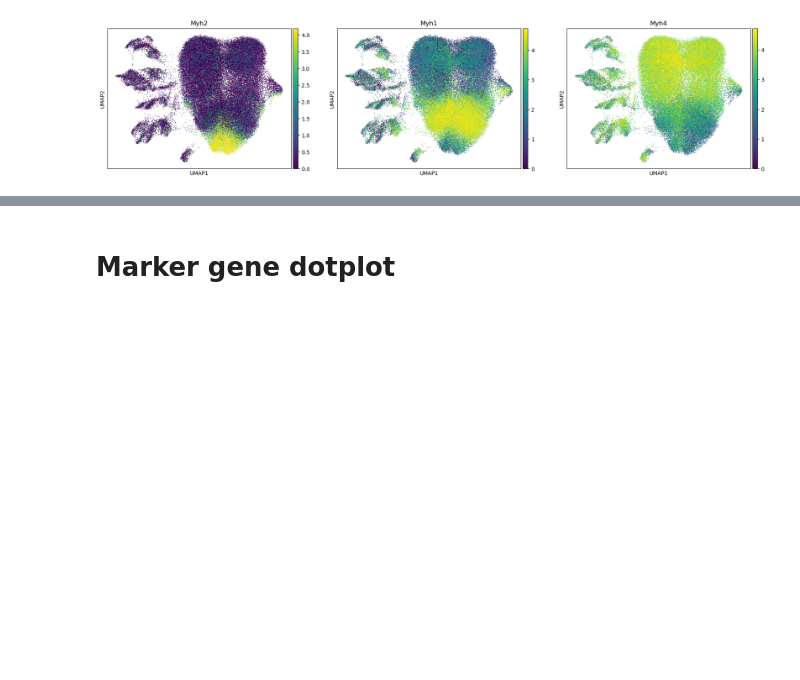
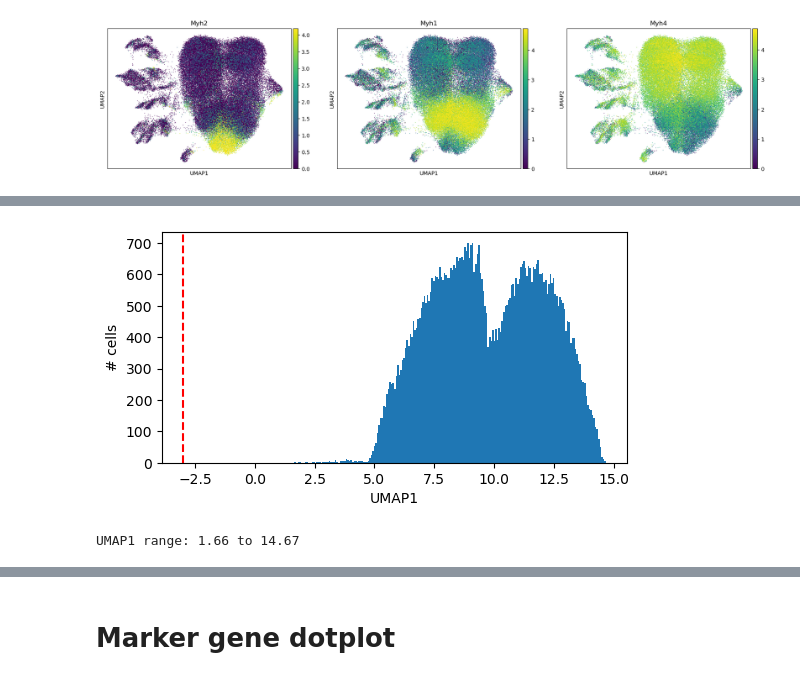
Before and after one commit to sachha-naksha/TA_muscle_ageing, a Jupyter notebook: py_scripts/2_single_nuc_inspection/re_cluster.ipynb, the cells around one changed output, grey strips where cells are left out. Drawn from its saved outputs; the diff is of its cells as text; code cells hidden in the pictures; blank space fills up the shorter version.

```diff
--- a/py_scripts/2_single_nuc_inspection/re_cluster.ipynb
+++ b/py_scripts/2_single_nuc_inspection/re_cluster.ipynb
@@ -228 +251,20 @@ plt.show()
+# %%
+import pandas as pd
+
+# Subset — both X_umap and obsp (connectivities/distances) get subset automatically
+adata_type2 = adata_re[adata_re.obs['re_annot'].isin(['Fast IIB', 'Fast IIA', 'Fast IIX'])].copy()
+adata_type2.obs['re_annot'] = adata_type2.obs['re_annot'].cat.remove_unused_categories()
+# %%
+# 1. Inspect UMAP1 distribution — the outlier should show as a left tail
+import matplotlib.pyplot as plt
+umap1 = adata_type2.obsm["X_umap"][:, 0]
+umap2 = adata_type2.obsm["X_umap"][:, 1]
+plt.figure(figsize=(6, 3))
+plt.hist(umap1, bins=200)
+plt.xlabel("UMAP1"); plt.ylabel("# cells"); plt.axvline(-3, color="red", ls="--")
+plt.show()
+print(f"UMAP1 range: {umap1.min():.2f} to {umap1.max():.2f}")
+# %% [output]
+[figure, added]
+UMAP1 range: 1.66 to 14.67
 # %%
```
Also changed, not shown: parts of 7 cells of this notebook.
